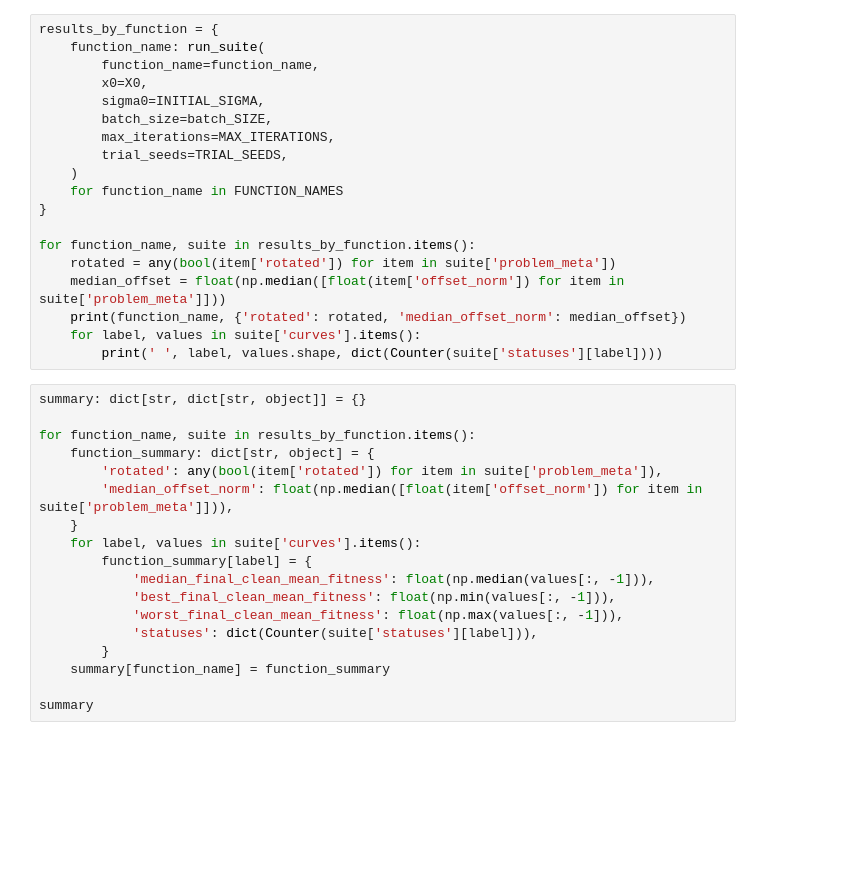
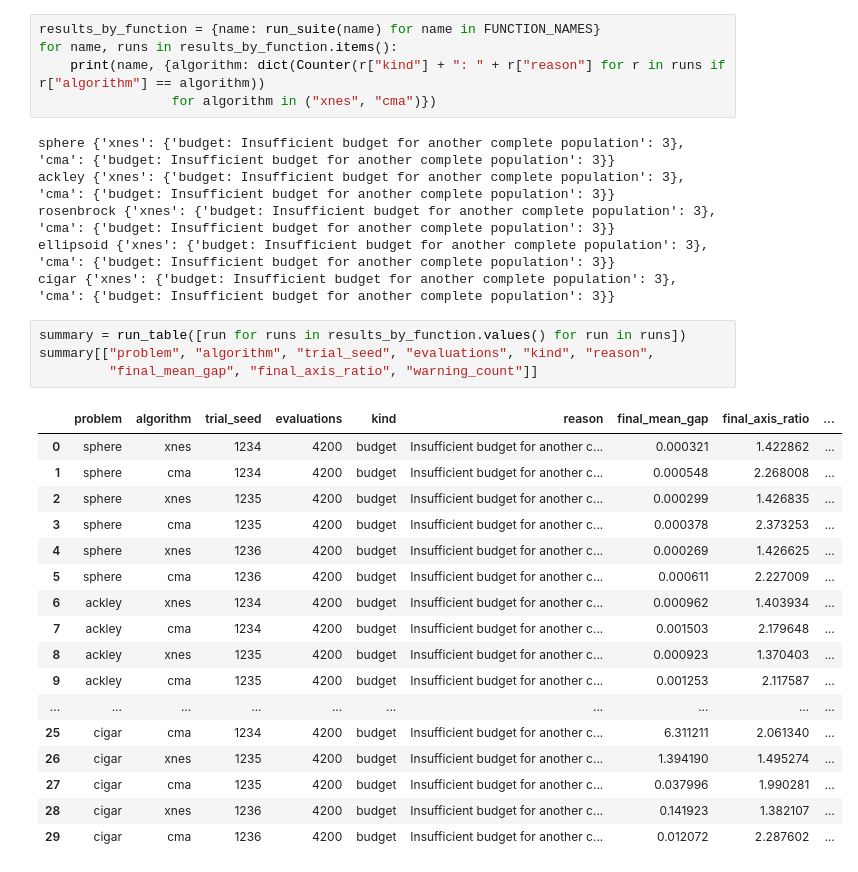
Before and after one commit to phantomsc2/leitwerk, a Jupyter notebook: notebooks/workbench.ipynb, the cells around one changed output. Saved outputs shown, nothing was run; the diff lists cells and outputs as text; blank space fills up the shorter version.

```diff
--- a/notebooks/workbench.ipynb
+++ b/notebooks/workbench.ipynb
@@ -301,38 +98,34 @@ def run_suite(
 # %%
-results_by_function = {
-    function_name: run_suite(
-        function_name=function_name,
-        x0=X0,
-        sigma0=INITIAL_SIGMA,
-        batch_size=batch_SIZE,
-        max_iterations=MAX_ITERATIONS,
-        trial_seeds=TRIAL_SEEDS,
-    )
-    for function_name in FUNCTION_NAMES
-}
-
-for function_name, suite in results_by_function.items():
-    rotated = any(bool(item['rotated']) for item in suite['problem_meta'])
-    median_offset = float(np.median([float(item['offset_norm']) for item in suite['problem_meta']]))
-    print(function_name, {'rotated': rotated, 'median_offset_norm': median_offset})
-    for label, values in suite['curves'].items():
-        print(' ', label, values.shape, dict(Counter(suite['statuses'][label])))
+results_by_function = {name: run_suite(name) for name in FUNCTION_NAMES}
+for name, runs in results_by_function.items():
+    print(name, {algorithm: dict(Counter(r["kind"] + ": " + r["reason"] for r in runs if r["algorithm"] == algorithm))
+                 for algorithm in ("xnes", "cma")})
+# %% [output]
+sphere {'xnes': {'budget: Insufficient budget for another complete population': 3}, 'cma': {'budget: Insufficient budget for another complete population': 3}}
+ackley {'xnes': {'budget: Insufficient budget for another complete population': 3}, 'cma': {'budget: Insufficient budget for another complete population': 3}}
+rosenbrock {'xnes': {'budget: Insufficient budget for another complete population': 3}, 'cma': {'budget: Insufficient budget for another complete population': 3}}
+ellipsoid {'xnes': {'budget: Insufficient budget for another complete population': 3}, 'cma': {'budget: Insufficient budget for another complete population': 3}}
+cigar {'xnes': {'budget: Insufficient budget for another complete population': 3}, 'cma': {'budget: Insufficient budget for another complete population': 3}}
 # %%
-summary: dict[str, dict[str, object]] = {}
-
-for function_name, suite in results_by_function.items():
-    function_summary: dict[str, object] = {
-        'rotated': any(bool(item['rotated']) for item in suite['problem_meta']),
-        'median_offset_norm': float(np.median([float(item['offset_norm']) for item in suite['problem_meta']])),
-    }
-    for label, values in suite['curves'].items():
-        function_summary[label] = {
-            'median_final_clean_mean_fitness': float(np.median(values[:, -1])),
-            'best_final_clean_mean_fitness': float(np.min(values[:, -1])),
-            'worst_final_clean_mean_fitness': float(np.max(values[:, -1])),
-            'statuses': dict(Counter(suite['statuses'][label])),
-        }
-    summary[function_name] = function_summary
-
-summary
+summary = run_table([run for runs in results_by_function.values() for run in runs])
+summary[["problem", "algorithm", "trial_seed", "evaluations", "kind", "reason",
+         "final_mean_gap", "final_axis_ratio", "warning_count"]]
+# %% [output]
+|  | problem | algorithm | trial_seed | evaluations | kind | reason | final_mean_gap | final_axis_ratio | ... |
+| 0 | sphere | xnes | 1234 | 4200 | budget | Insufficient budget for another c... | 0.000321 | 1.422862 | ... |
+| 1 | sphere | cma | 1234 | 4200 | budget | Insufficient budget for another c... | 0.000548 | 2.268008 | ... |
+| 2 | sphere | xnes | 1235 | 4200 | budget | Insufficient budget for another c... | 0.000299 | 1.426835 | ... |
+| 3 | sphere | cma | 1235 | 4200 | budget | Insufficient budget for another c... | 0.000378 | 2.373253 | ... |
+| 4 | sphere | xnes | 1236 | 4200 | budget | Insufficient budget for another c... | 0.000269 | 1.426625 | ... |
+| 5 | sphere | cma | 1236 | 4200 | budget | Insufficient budget for another c... | 0.000611 | 2.227009 | ... |
+| 6 | ackley | xnes | 1234 | 4200 | budget | Insufficient budget for another c... | 0.000962 | 1.403934 | ... |
+| 7 | ackley | cma | 1234 | 4200 | budget | Insufficient budget for another c... | 0.001503 | 2.179648 | ... |
+| 8 | ackley | xnes | 1235 | 4200 | budget | Insufficient budget for another c... | 0.000923 | 1.370403 | ... |
+| 9 | ackley | cma | 1235 | 4200 | budget | Insufficient budget for another c... | 0.001253 | 2.117587 | ... |
+| ... | ... | ... | ... | ... | ... | ... | ... | ... | ... |
+| 25 | cigar | cma | 1234 | 4200 | budget | Insufficient budget for another c... | 6.311211 | 2.061340 | ... |
+| 26 | cigar | xnes | 1235 | 4200 | budget | Insufficient budget for another c... | 1.394190 | 1.495274 | ... |
+| 27 | cigar | cma | 1235 | 4200 | budget | Insufficient budget for another c... | 0.037996 | 1.990281 | ... |
+| 28 | cigar | xnes | 1236 | 4200 | budget | Insufficient budget for another c... | 0.141923 | 1.382107 | ... |
+| 29 | cigar | cma | 1236 | 4200 | budget | Insufficient budget for another c... | 0.012072 | 2.287602 | ... |
 # %%
```
Also changed, not shown: parts of 6 cells of this notebook, 12 other files.
